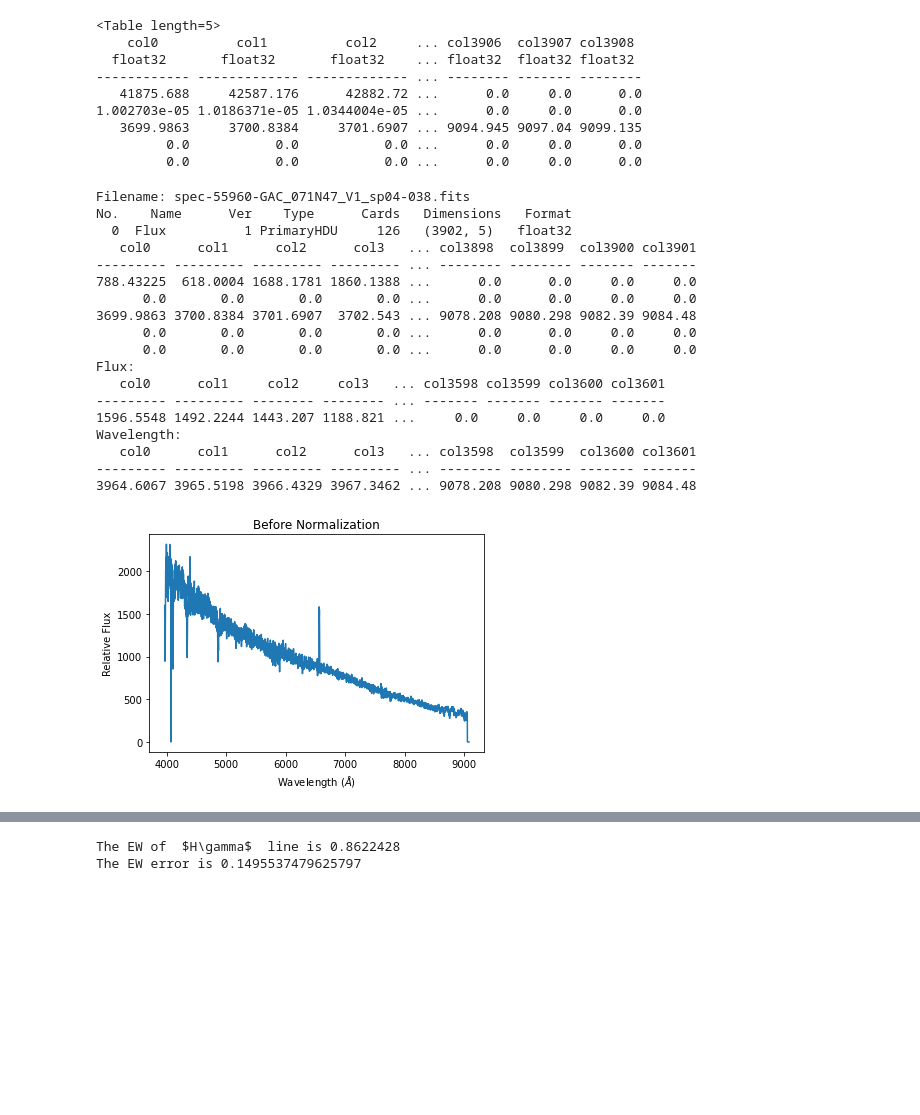
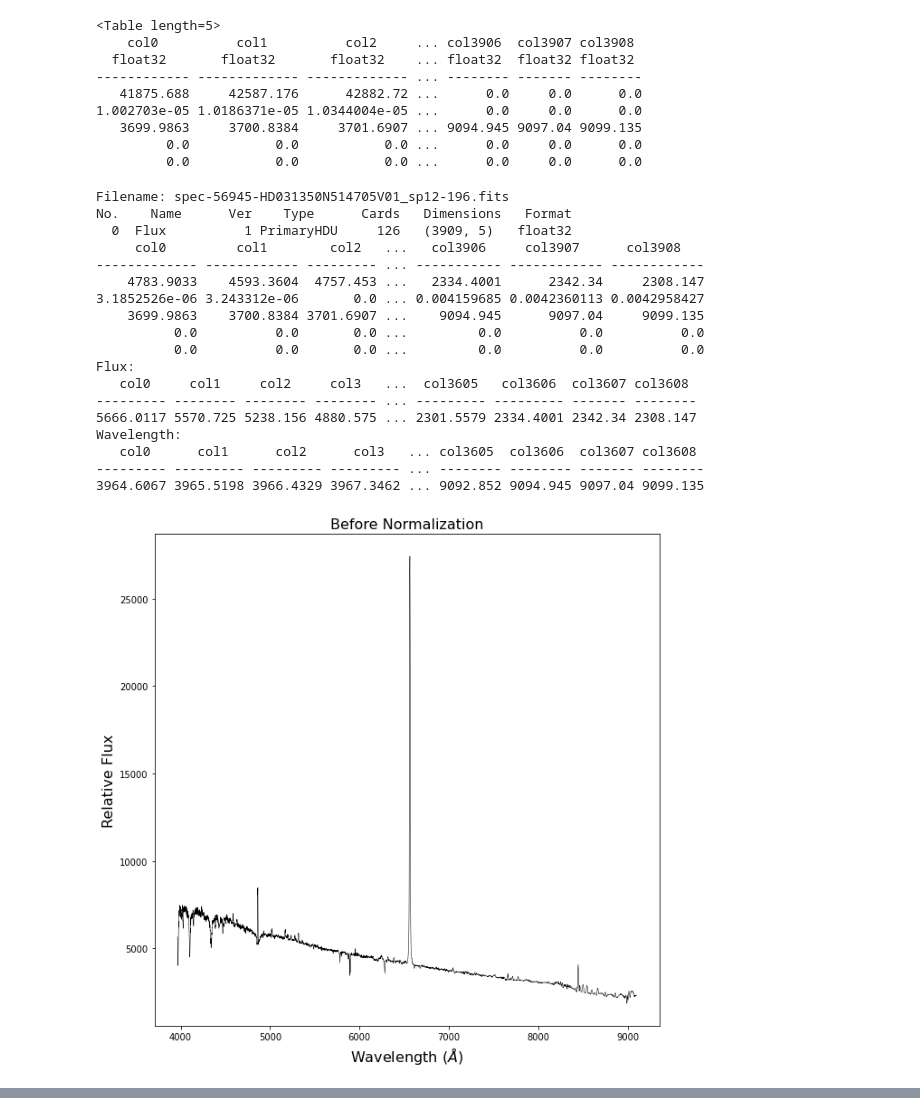
Before and after one commit to luciferAT02/SRFP-2021, a Jupyter notebook: MyPlotSpectra_code.ipynb, the cells around one changed output, grey strips where cells are left out. Cells and saved outputs as stored; diff of their text form; code cells hidden in the pictures; blank space fills up the shorter version.

```diff
--- a/MyPlotSpectra_code.ipynb
+++ b/MyPlotSpectra_code.ipynb
@@ -28,7 +28,7 @@ from laspec import line_index
 import matplotlib.backends.backend_pdf as pdf
 from laspec import normalization
 pdff = pdf.PdfPages("Normalised_spec_all_NEW.pdf")
-hdu = fits.open('spec-55960-GAC_071N47_V1_sp04-038.fits')
+hdu = fits.open('spec-56945-HD031350N514705V01_sp12-196.fits')
 hdu.info()
 spectra = hdu[0].data
 print(Table(spectra))
@@ -40,22 +40,25 @@ print("Flux:")
 print(Table(f1))
 print("Wavelength:")
 print(Table(w1))
-plt.plot(w1,f1)
-plt.xlabel('Wavelength ($\AA$)')
-plt.ylabel('Relative Flux')
-plt.title('Before Normalization')
+plt.plot(w1,f1, color = 'k', linewidth = 0.5)
+plt.xlabel('Wavelength ($\AA$)',fontsize=16)
+plt.ylabel('Relative Flux',fontsize=16)
+plt.title('Before Normalization',fontsize=16)
+plt.rcParams["figure.figsize"] = (15, 15)
 plt.savefig('MYGRAPH_nonorm.jpeg')
 a= normalization.normalize_spectrum_general(w1,f1, p=1e-6, q=0.8,niter=100)
 a = np.array([a])
 
 fig, axes = plt.subplots(2,1)
-plt.suptitle('After Normalization')
-axes[1].set_xlabel('Wavelength($\AA$)')
-axes[0].set_ylabel('Relative Flux')
+fig.set_figheight(10)
+fig.set_figwidth(10)
+plt.suptitle('After Normalization', fontsize=16)
+axes[1].set_xlabel('Wavelength($\AA$)',fontsize=16)
+axes[0].set_ylabel('Relative Flux', fontsize=16)
 axes[0].set_xlim(4000,6000)
-axes[0].set_ylim(0.6,1.1)
+axes[0].set_ylim(0.6,1.6)
 axes[1].set_xlim(6000,9000)
-axes[1].set_ylim(0.6,1.1)
+axes[1].set_ylim(0.75,6.5)
 
 feii = [4026,4102,4341,4471,4481,4862,5018,5169,5198,5235,5276,5316,5876,5893,4686,6300,6363,6384,6563,7712,7774,8446,8498,8542,8662,6678]
 for val in list(feii):
@@ -63,48 +66,48 @@ for val in list(feii):
         axes[0].axvline(x=val,color='k',linestyle='--',linewidth=0.5,label='H beta lineat 4862$\AA$')
     else:
         axes[1].axvline(x=val,color='k',linestyle='--',linewidth=0.5,label='H beta lineat 4862$\AA$')
 #LABELLING THE IMPORTANT EMISSION LINES
 xticks1 = [4026,4102,4341,4471,4481,4862,5018,5169,5198,5235,5276,5316,5876,5893,4686]
 x1_labels = ['HeI',r'$H\delta$',r'$H\gamma$','HeI','MgII',r'$H\beta$','FeII','FeII','FeII','FeII','FeII','FeII','HeI','NaD','HeII']
 xticks2 = [6300,6363,6384,6563,7712,7774,8446,8542,8662,6678]
 x2_labels = ['[OI]','[OI]','FeII',r'$H\alpha$','FeII','OI','OI','CaII','CaII','HeII']
 xticks3 = np.arange(4000,6000,250)
 xticks4 = np.arange(6000,9000,250)
 
 #SETTING X-TICKS AND PLOTTING
 for i in [0]:
     axes[i].set_xticks(list(xticks1)+list(xticks3),minor=False)
     axes[i].set_xticklabels(x1_labels+list(xticks3))
     plt.setp(axes[i].get_xticklabels(), fontsize=8,rotation=90)
 for i in [1]:
     axes[i].set_xticks(list(xticks2)+list(xticks4),minor=False)
     axes[i].set_xticklabels(x2_labels+list(xticks4))
     plt.setp(axes[i].get_xticklabels(), fontsize=8,rotation=90)
 
 
-axes[0].plot(w1, a[0][0], color = 'r', linewidth = 0.25)
-axes[1].plot(w1,a[0][0], color = 'b', linewidth = 0.25)
+axes[0].plot(w1, a[0][0], color = 'r', linewidth = 0.5)
+axes[1].plot(w1,a[0][0], color = 'b', linewidth = 0.5)
 fig.savefig('MYGRAPH_norm.jpeg')
 pdff.savefig(fig)
 
 pdff.close()
 # %% [output]
-Filename: spec-55960-GAC_071N47_V1_sp04-038.fits
+Filename: spec-56945-HD031350N514705V01_sp12-196.fits
 No.    Name      Ver    Type      Cards   Dimensions   Format
-  0  Flux          1 PrimaryHDU     126   (3902, 5)   float32
-   col0      col1      col2      col3   ... col3898  col3899  col3900 col3901
---------- --------- --------- --------- ... -------- -------- ------- -------
-788.43225  618.0004 1688.1781 1860.1388 ...      0.0      0.0     0.0     0.0
-      0.0       0.0       0.0       0.0 ...      0.0      0.0     0.0     0.0
-3699.9863 3700.8384 3701.6907  3702.543 ... 9078.208 9080.298 9082.39 9084.48
-      0.0       0.0       0.0       0.0 ...      0.0      0.0     0.0     0.0
-      0.0       0.0       0.0       0.0 ...      0.0      0.0     0.0     0.0
+  0  Flux          1 PrimaryHDU     126   (3909, 5)   float32
+     col0         col1        col2   ...   col3906     col3907      col3908
+------------- ------------ --------- ... ----------- ------------ ------------
+    4783.9033    4593.3604  4757.453 ...   2334.4001      2342.34     2308.147
+3.1852526e-06 3.243312e-06       0.0 ... 0.004159685 0.0042360113 0.0042958427
+    3699.9863    3700.8384 3701.6907 ...    9094.945      9097.04     9099.135
+          0.0          0.0       0.0 ...         0.0          0.0          0.0
+          0.0          0.0       0.0 ...         0.0          0.0          0.0
 Flux:
-   col0      col1     col2     col3   ... col3598 col3599 col3600 col3601
---------- --------- -------- -------- ... ------- ------- ------- -------
-1596.5548 1492.2244 1443.207 1188.821 ...     0.0     0.0     0.0     0.0
+   col0     col1     col2     col3   ...  col3605   col3606  col3607 col3608
+--------- -------- -------- -------- ... --------- --------- ------- --------
+5666.0117 5570.725 5238.156 4880.575 ... 2301.5579 2334.4001 2342.34 2308.147
 Wavelength:
-   col0      col1      col2      col3   ... col3598  col3599  col3600 col3601
---------- --------- --------- --------- ... -------- -------- ------- -------
-3964.6067 3965.5198 3966.4329 3967.3462 ... 9078.208 9080.298 9082.39 9084.48
+   col0      col1      col2      col3   ... col3605  col3606  col3607 col3608
+--------- --------- --------- --------- ... -------- -------- ------- --------
+3964.6067 3965.5198 3966.4329 3967.3462 ... 9092.852 9094.945 9097.04 9099.135
-[figure, old version]
+[figure, new version]
@@ -122,6 +114,0 @@ EW = line_index.measure_line_index(w1,f1,flux_err=None, mask=None,
-# %%
-print("The EW of ", r'$H\gamma$', " line is", EW['EW_int'])
-print("The EW error is",EW['EW_int_err'])
-# %% [output]
-The EW of  $H\gamma$  line is 0.8622428
-The EW error is 0.1495537479625797
```
Also changed, not shown: parts of 3 cells of this notebook.
